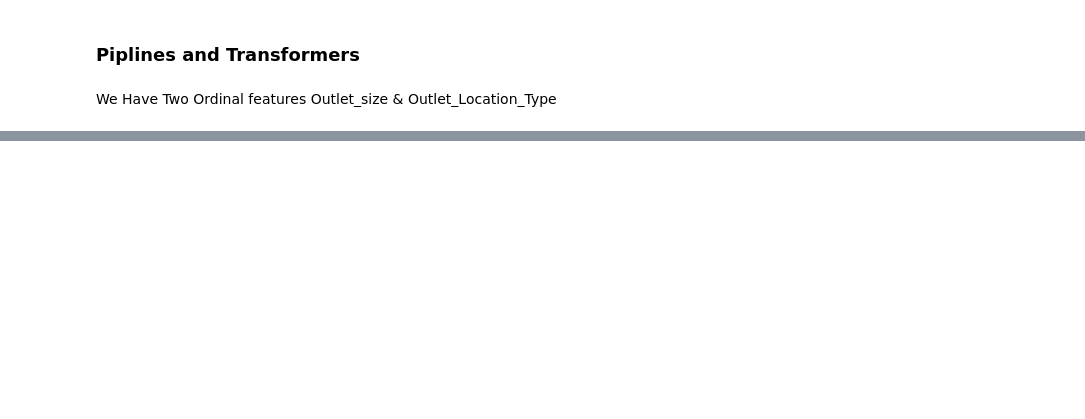
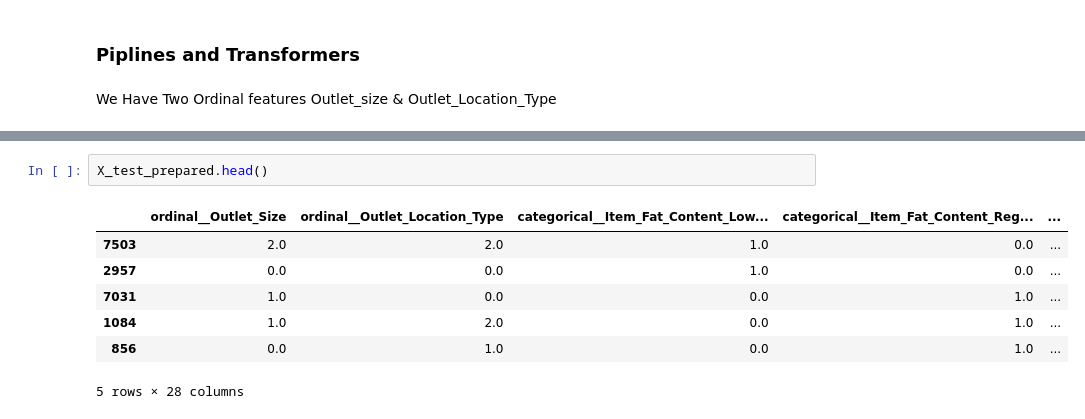
Before and after one commit to AymanAlnajjar/Prediction-of-Product-Sales, a Jupyter notebook: Prediction_of_Product_Sale.ipynb, the cells around one changed output, grey strips where cells are left out. Cells and saved outputs as stored; diff of their text form; blank space fills up the shorter version.

```diff
--- a/Prediction_of_Product_Sale.ipynb
+++ b/Prediction_of_Product_Sale.ipynb
@@ -338,0 +337,10 @@ print("Test shape:", X_test_prepared.shape)
+# %%
+X_test_prepared.head()
+# %% [output]
+|  | ordinal__Outlet_Size | ordinal__Outlet_Location_Type | categorical__Item_Fat_Content_Low... | categorical__Item_Fat_Content_Reg... | ... |
+| 7503 | 2.0 | 2.0 | 1.0 | 0.0 | ... |
+| 2957 | 0.0 | 0.0 | 1.0 | 0.0 | ... |
+| 7031 | 1.0 | 0.0 | 0.0 | 1.0 | ... |
+| 1084 | 1.0 | 2.0 | 0.0 | 1.0 | ... |
+| 856 | 0.0 | 1.0 | 0.0 | 1.0 | ... |
+5 rows × 28 columns
```
Also changed, not shown: parts of 4 cells of this notebook.
